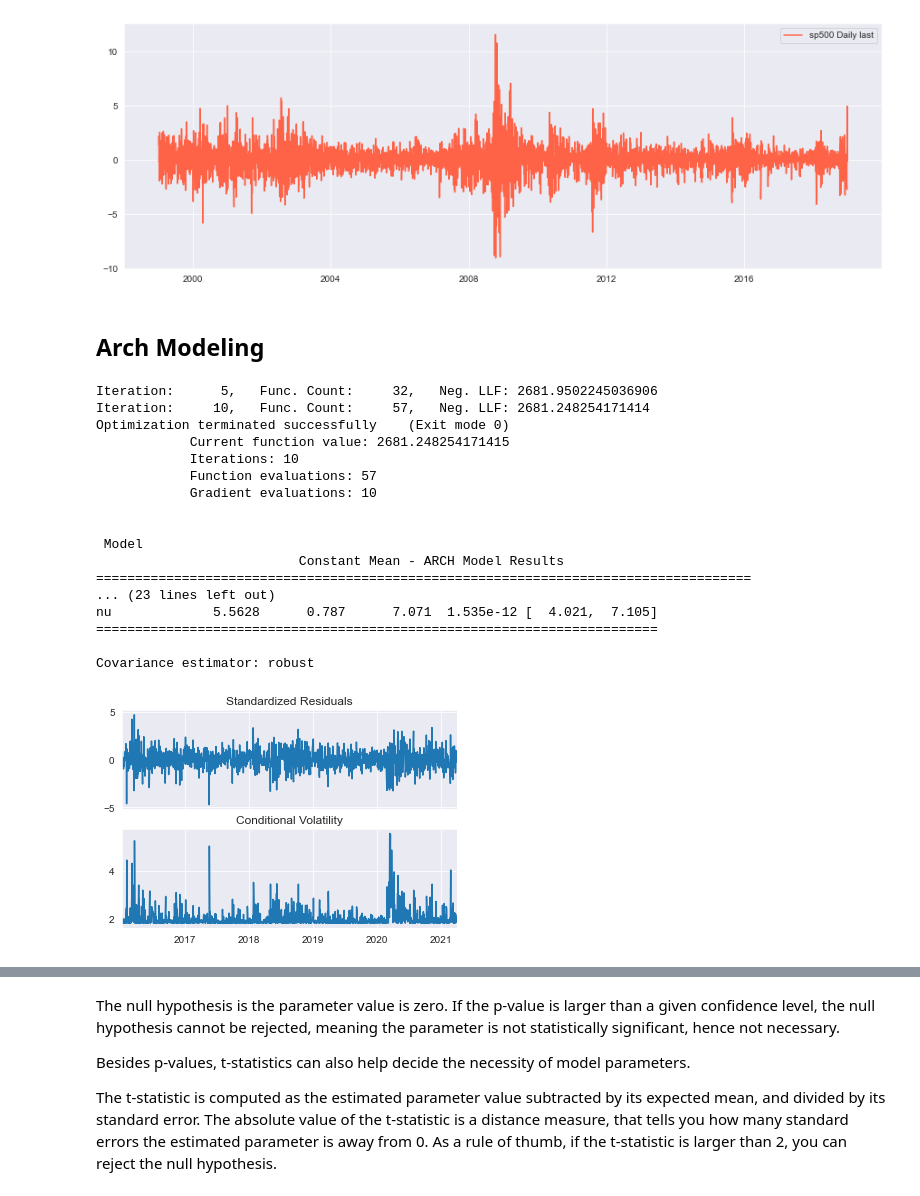
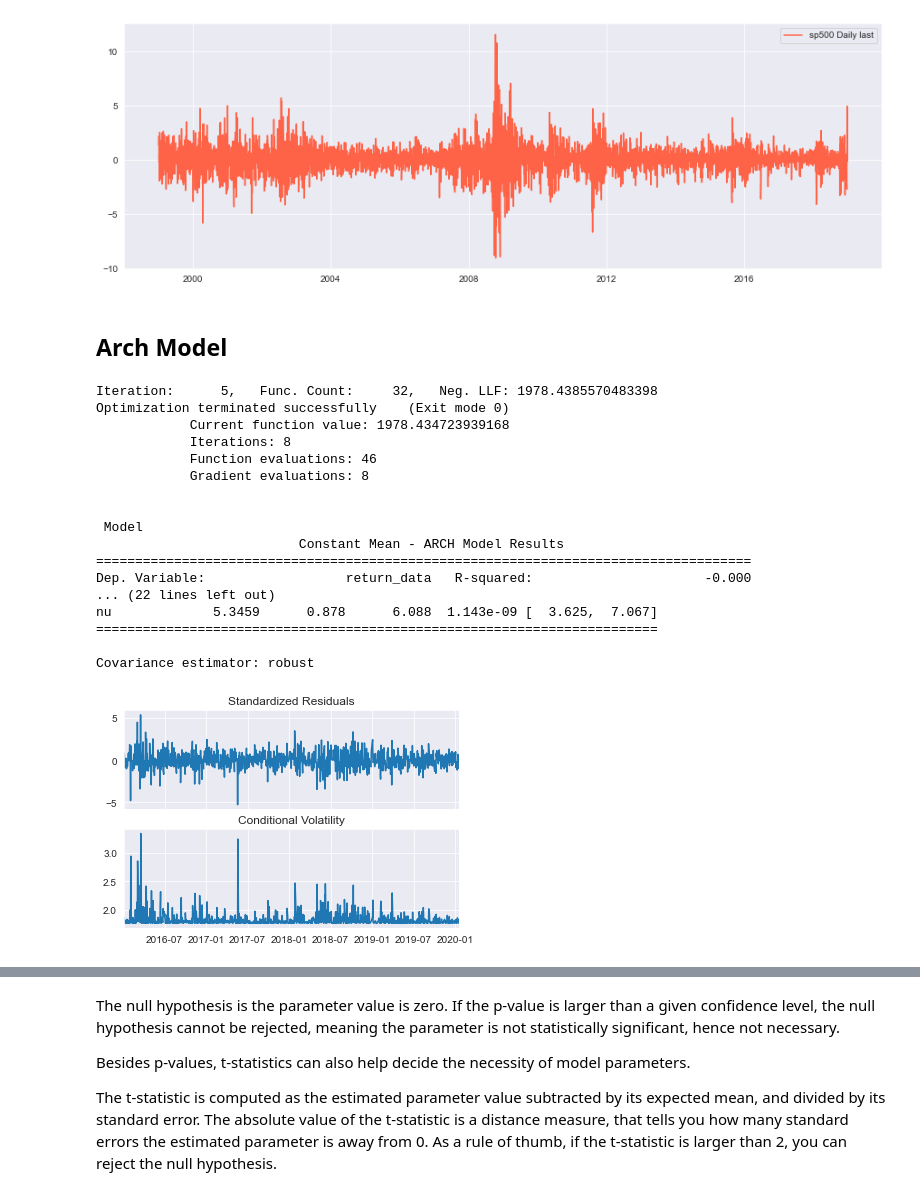
Before and after one commit to Stankevix/arch_models, a Jupyter notebook: arch_models.ipynb, the cells around one changed output, grey strips where cells are left out. Saved outputs shown, nothing was run; the diff lists cells and outputs as text; code cells hidden in the pictures.

```diff
--- a/arch_models.ipynb
+++ b/arch_models.ipynb
@@ -254,10 +254,10 @@ def get_arx_model(name,y,exog, lags):
 
     return mod,res
 # %%
-def get_arch_model(df, p_,o_,q_, mean, type_model, dist):
+def get_arch_model(df, p, o, q, mean, type_model, dist):
 
     #split_date = dt.date(2021,5,1)
-    model = arch_model(df, p = p_, o= o_, q = q_, mean = mean,vol=type_model,dist = dist)
+    model = arch_model(df, p=p, o=o, q = q, mean=mean,vol=type_model,dist=dist)
 
     model_fit = model.fit(update_freq = 5)#last_obs=split_date
 
@@ -361,33 +361,33 @@ plt.show()
 # %% [output]
 [figure]
 # %% [markdown]
-## Arch Modeling
+## Arch Model
 # %%
-p_ = 1
-o_ = 0
-q_ = 1
+p = 1
+o = 0
+q = 1
 mean = 'constant' #'zero', 'AR', 'constant'
 type_model = 'ARCH' #'GARCH','ARCH', 'EGARCH'
 dist = 't' #'t','skewt','normal'
 
 
-arch_fit, arch_model = get_arch_model(itausa['return_data'].dropna(),p_,o_, q_, mean,type_model,dist)
+arch_fit, arch_mod = get_arch_model(itausa_train['return_data'].dropna(),p , o, q, mean, type_model,dist)
 # %% [output]
-Iteration:      5,   Func. Count:     32,   Neg. LLF: 2681.9502245036906
-Iteration:     10,   Func. Count:     57,   Neg. LLF: 2681.248254171414
+Iteration:      5,   Func. Count:     32,   Neg. LLF: 1978.4385570483398
 Optimization terminated successfully    (Exit mode 0)
-            Current function value: 2681.248254171415
-            Iterations: 10
-            Function evaluations: 57
-            Gradient evaluations: 10
+            Current function value: 1978.434723939168
+            Iterations: 8
+            Function evaluations: 46
+            Gradient evaluations: 8
 
 
  Model
                           Constant Mean - ARCH Model Results
 ====================================================================================
-... (23 lines left out)
-nu             5.5628      0.787      7.071  1.535e-12 [  4.021,  7.105]
+Dep. Variable:                  return_data   R-squared:                      -0.000
+... (22 lines left out)
+nu             5.3459      0.878      6.088  1.143e-09 [  3.625,  7.067]
 ========================================================================
 
 Covariance estimator: robust
-[figure, old version]
+[figure, new version]
```
Also changed, not shown: parts of 37 cells of this notebook.
